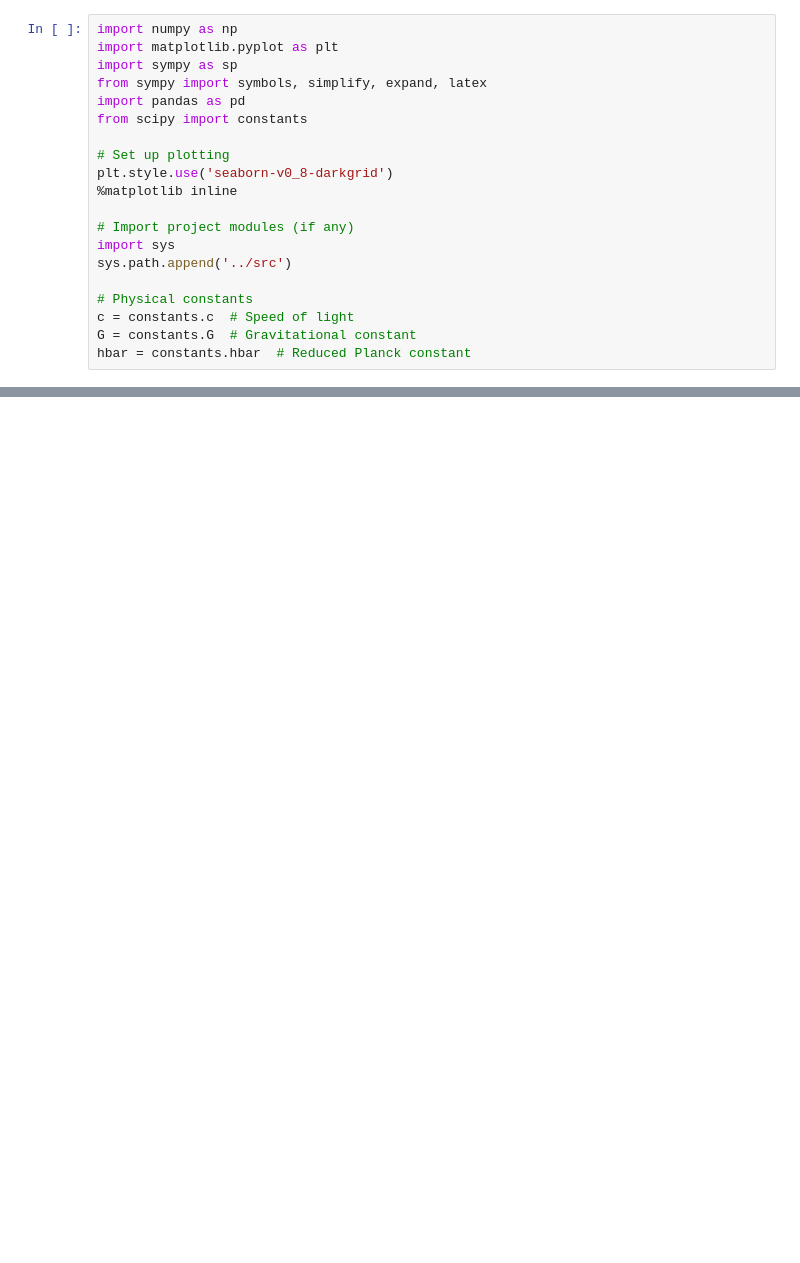
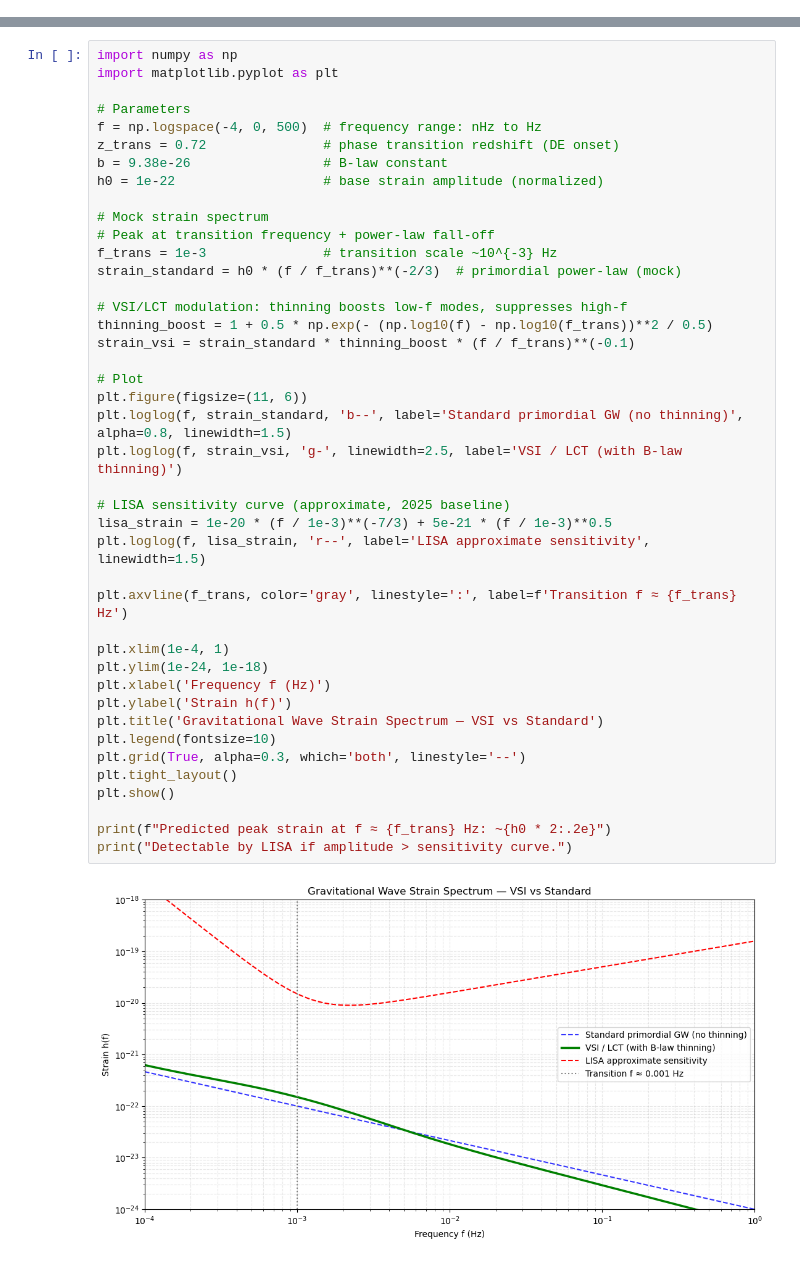
Before and after one commit to Grant-L/Variable-Spacetime-Impedance, a Jupyter notebook: notebooks/08_Gravitational_Waves.ipynb, the cells around one changed output, grey strips where cells are left out. Drawn from its saved outputs; the diff is of its cells as text; blank space fills up the shorter version.

```diff
--- a/notebooks/08_Gravitational_Waves.ipynb
+++ b/notebooks/08_Gravitational_Waves.ipynb
@@ -21,20 +0,0 @@ Describe what theoretical physics concept or calculation you're exploring in thi
-# %%
-import numpy as np
-import matplotlib.pyplot as plt
-import sympy as sp
-from sympy import symbols, simplify, expand, latex
-import pandas as pd
-from scipy import constants
-
-# Set up plotting
-plt.style.use('seaborn-v0_8-darkgrid')
-%matplotlib inline
-
-# Import project modules (if any)
-import sys
-sys.path.append('../src')
-
-# Physical constants
-c = constants.c  # Speed of light
-G = constants.G  # Gravitational constant
-hbar = constants.hbar  # Reduced Planck constant
@@ -71,0 +16,44 @@ Summarize your findings and insights.
+# %%
+import numpy as np
+import matplotlib.pyplot as plt
+
+# Parameters
+f = np.logspace(-4, 0, 500)  # frequency range: nHz to Hz
+z_trans = 0.72               # phase transition redshift (DE onset)
+b = 9.38e-26                 # B-law constant
+h0 = 1e-22                   # base strain amplitude (normalized)
+
+# Mock strain spectrum
+# Peak at transition frequency + power-law fall-off
+f_trans = 1e-3               # transition scale ~10^{-3} Hz
+strain_standard = h0 * (f / f_trans)**(-2/3)  # primordial power-law (mock)
+
+# VSI/LCT modulation: thinning boosts low-f modes, suppresses high-f
+thinning_boost = 1 + 0.5 * np.exp(- (np.log10(f) - np.log10(f_trans))**2 / 0.5)
+strain_vsi = strain_standard * thinning_boost * (f / f_trans)**(-0.1)
+
+# Plot
+plt.figure(figsize=(11, 6))
+plt.loglog(f, strain_standard, 'b--', label='Standard primordial GW (no thinning)', alpha=0.8, linewidth=1.5)
+plt.loglog(f, strain_vsi, 'g-', linewidth=2.5, label='VSI / LCT (with B-law thinning)')
+
+# LISA sensitivity curve (approximate, 2025 baseline)
+lisa_strain = 1e-20 * (f / 1e-3)**(-7/3) + 5e-21 * (f / 1e-3)**0.5
+plt.loglog(f, lisa_strain, 'r--', label='LISA approximate sensitivity', linewidth=1.5)
+
+plt.axvline(f_trans, color='gray', linestyle=':', label=f'Transition f ≈ {f_trans} Hz')
+
+plt.xlim(1e-4, 1)
+plt.ylim(1e-24, 1e-18)
+plt.xlabel('Frequency f (Hz)')
+plt.ylabel('Strain h(f)')
+plt.title('Gravitational Wave Strain Spectrum — VSI vs Standard')
+plt.legend(fontsize=10)
+plt.grid(True, alpha=0.3, which='both', linestyle='--')
+plt.tight_layout()
+plt.show()
+
+print(f"Predicted peak strain at f ≈ {f_trans} Hz: ~{h0 * 2:.2e}")
+print("Detectable by LISA if amplitude > sensitivity curve.")
+# %% [output]
+[figure, added]
```
Also changed, not shown: parts of 14 cells of this notebook, 11 other files.
